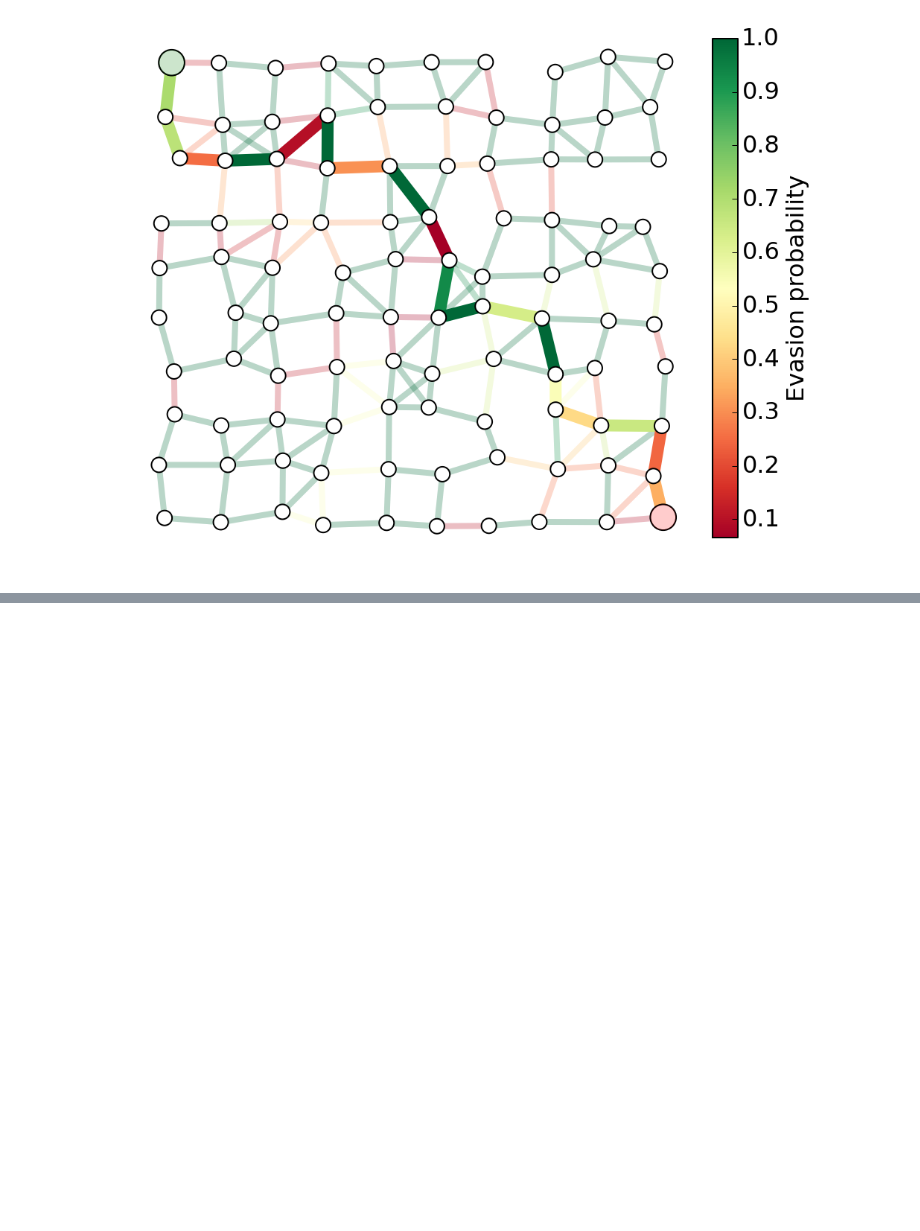
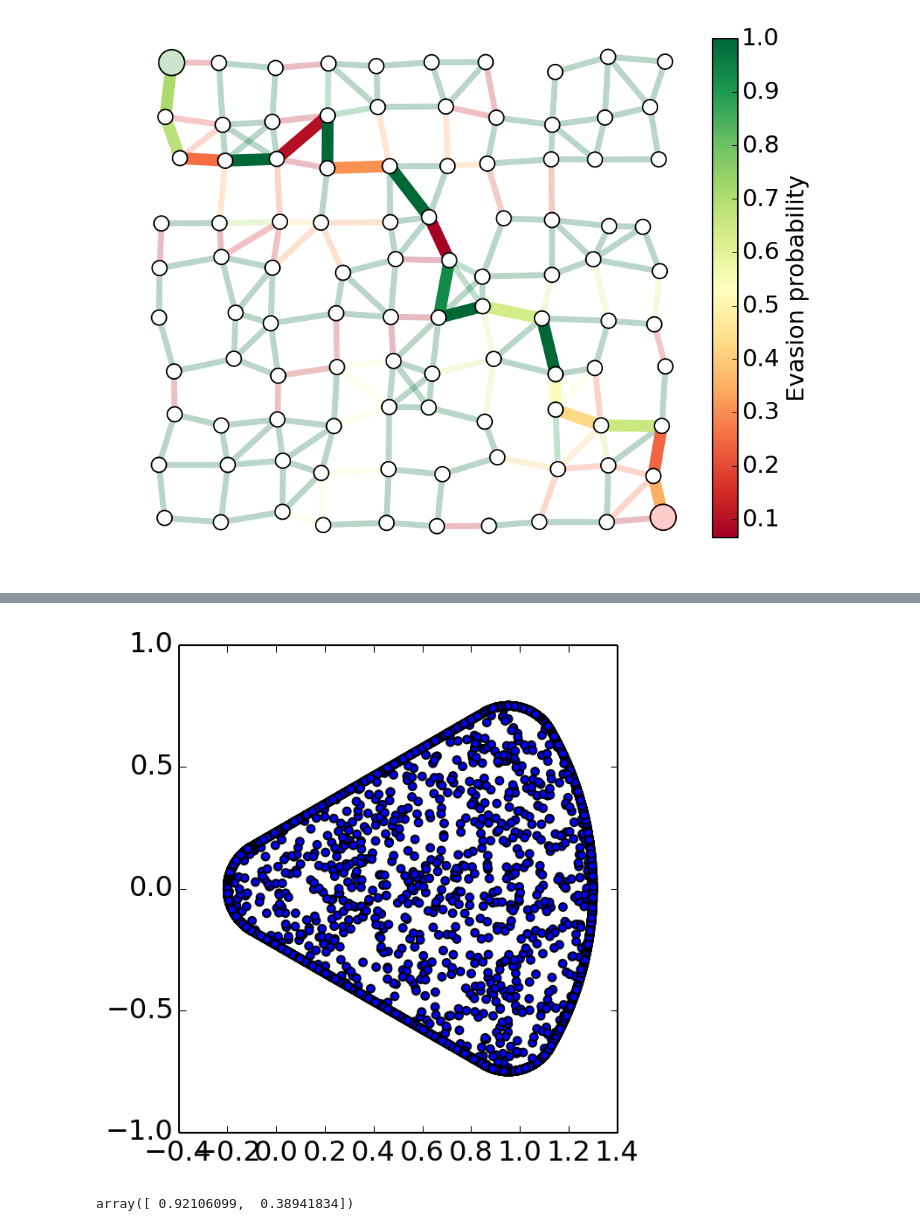
Before and after one commit to ajfriend/cvxpy_examples, a Jupyter notebook: interdiction.ipynb, the cells around one changed output, grey strips where cells are left out. Drawn from its saved outputs; the diff is of its cells as text; code cells hidden in the pictures; blank space fills up the shorter version.

```diff
--- a/interdiction.ipynb
+++ b/interdiction.ipynb
@@ -474,0 +526,26 @@ The evasion probability of the smuggler's optimal path is 1.846540e-06.
+# %%
+n = 10000
+xs = np.random.rand(n,2)*4 - 2
+
+ys = np.zeros_like(xs)
+for i in range(n):
+    ys[i,:] = smoothProj(xs[i,:],.2,1.1,np.pi/6)
+
+
+fig = plt.figure(figsize=(5,5))
+ax = fig.add_subplot(111, aspect='equal')
+ax.scatter(ys[:,0],ys[:,1])
+#ax.axis([-2,2,-2,2])
+
+zs = []
+for i in range(n):
+    if np.linalg.norm(ys[i,:] - xs[i,:]) >= .1 and ys[i,1] >= 0:
+        zs.append( ys[i,:] )
+zs = np.array(zs)
+# %% [output]
+[figure, added]
+# %%
+t = .4
+np.array([np.cos(t), np.sin(t)])
+# %% [output]
+array([ 0.92106099,  0.38941834])
```
Also changed, not shown: parts of 9 cells of this notebook.
